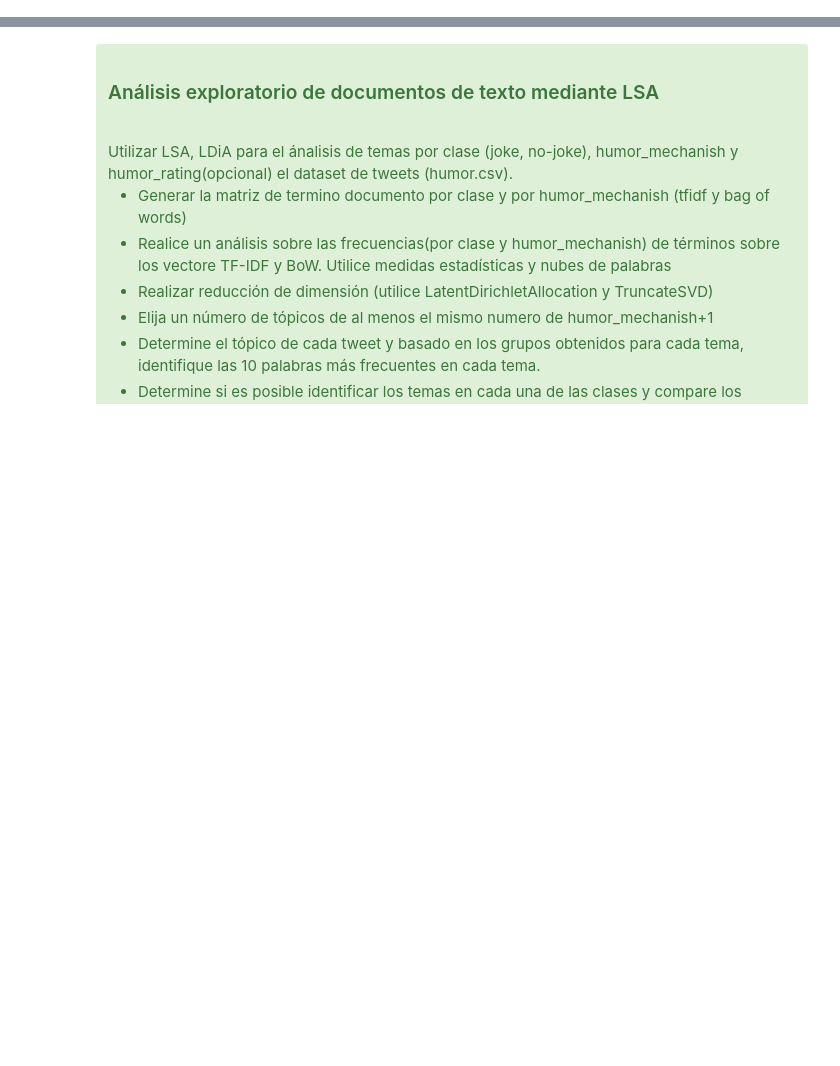
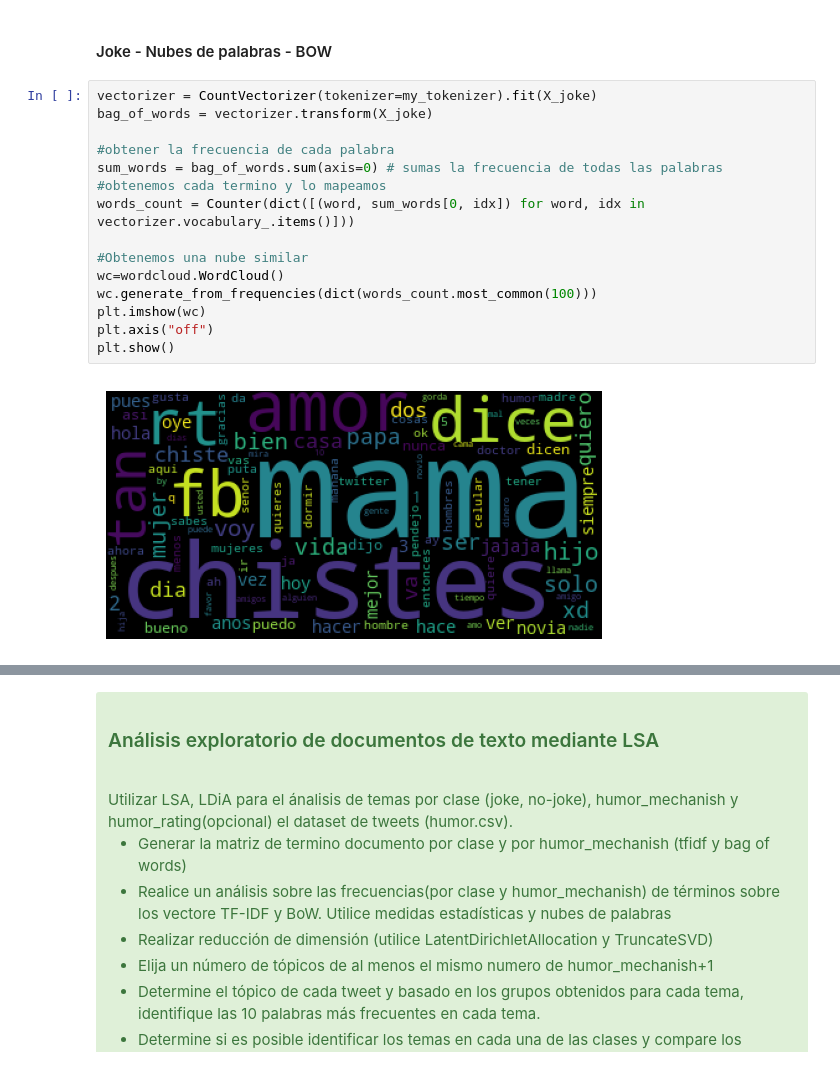
Before and after one commit to trigonocephalus/Master, a Jupyter notebook: INFOTECT/EDA/Análisis exploratorio en colecciones de texto/unidad5/unidad 5 jagc.ipynb, the cells around one changed output, grey strips where cells are left out. Cells and saved outputs as stored; diff of their text form; blank space fills up the shorter version.

```diff
--- a/INFOTECT/EDA/Análisis exploratorio en colecciones de texto/unidad5/unidad 5 jagc.ipynb
+++ b/INFOTECT/EDA/Análisis exploratorio en colecciones de texto/unidad5/unidad 5 jagc.ipynb
@@ -0,0 +156,19 @@
+# %% [markdown]
+#### Joke - Nubes de palabras - BOW
+# %%
+vectorizer = CountVectorizer(tokenizer=my_tokenizer).fit(X_joke)
+bag_of_words = vectorizer.transform(X_joke)
+
+#obtener la frecuencia de cada palabra
+sum_words = bag_of_words.sum(axis=0) # sumas la frecuencia de todas las palabras
+#obtenemos cada termino y lo mapeamos
+words_count = Counter(dict([(word, sum_words[0, idx]) for word, idx in vectorizer.vocabulary_.items()]))
+
+#Obtenemos una nube similar
+wc=wordcloud.WordCloud()
+wc.generate_from_frequencies(dict(words_count.most_common(100)))
+plt.imshow(wc)
+plt.axis("off")
+plt.show()
+# %% [output]
+[figure, added]
```
Also changed, not shown: parts of 59 cells of this notebook, 5 other files.
